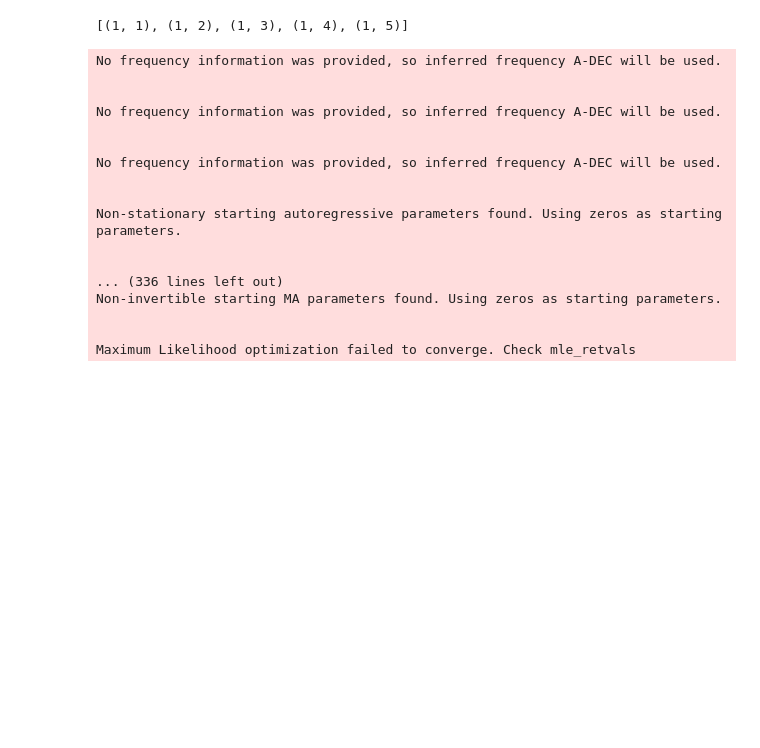
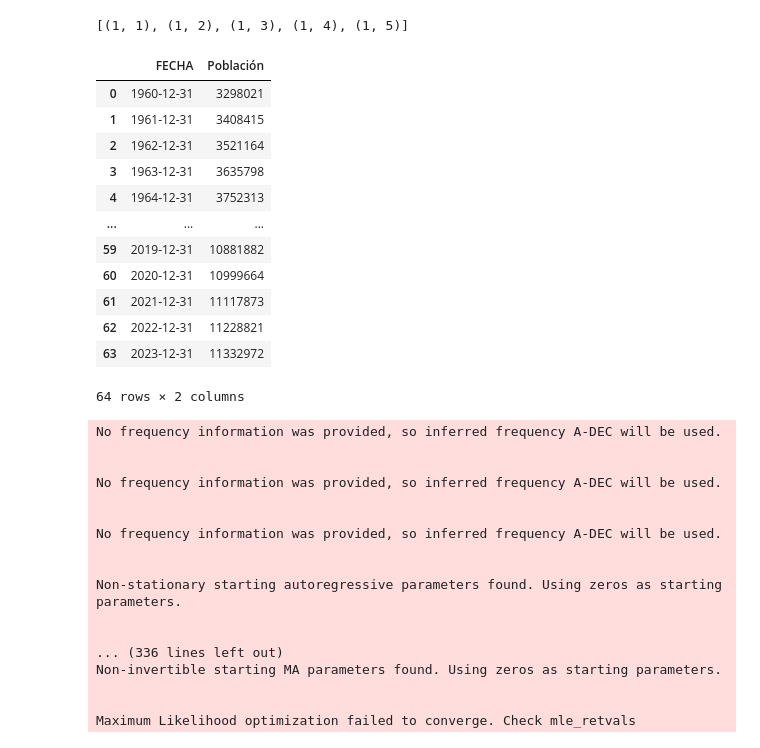
Before and after one commit to ngcarvajall/Accidentes_mortales_RD, a Jupyter notebook: Notebooks/Series_t.ipynb, the cells around one changed output. Saved outputs shown, nothing was run; the diff lists cells and outputs as text; code cells hidden in the pictures; blank space fills up the shorter version.

```diff
--- a/Notebooks/Series_t.ipynb
+++ b/Notebooks/Series_t.ipynb
@@ -698,6 +699,22 @@ parametros_arima = modelo_arima.generar_parametros(p_range=range(1,6), q_range=r
 parametros_arima[:5]
 # %% [output]
 [(1, 1), (1, 2), (1, 3), (1, 4), (1, 5)]
+# %%
+df_poblacion
+# %% [output]
+|  | FECHA | Población |
+| 0 | 1960-12-31 | 3298021 |
+| 1 | 1961-12-31 | 3408415 |
+| 2 | 1962-12-31 | 3521164 |
+| 3 | 1963-12-31 | 3635798 |
+| 4 | 1964-12-31 | 3752313 |
+| ... | ... | ... |
+| 59 | 2019-12-31 | 10881882 |
+| 60 | 2020-12-31 | 10999664 |
+| 61 | 2021-12-31 | 11117873 |
+| 62 | 2022-12-31 | 11228821 |
+| 63 | 2023-12-31 | 11332972 |
+64 rows × 2 columns
 # %%
 train_size= int(0.7 * len(df_poblacion))
 df_poblacion.set_index('FECHA', inplace=True)
```
Also changed, not shown: parts of 4 cells of this notebook, 5 other files.
